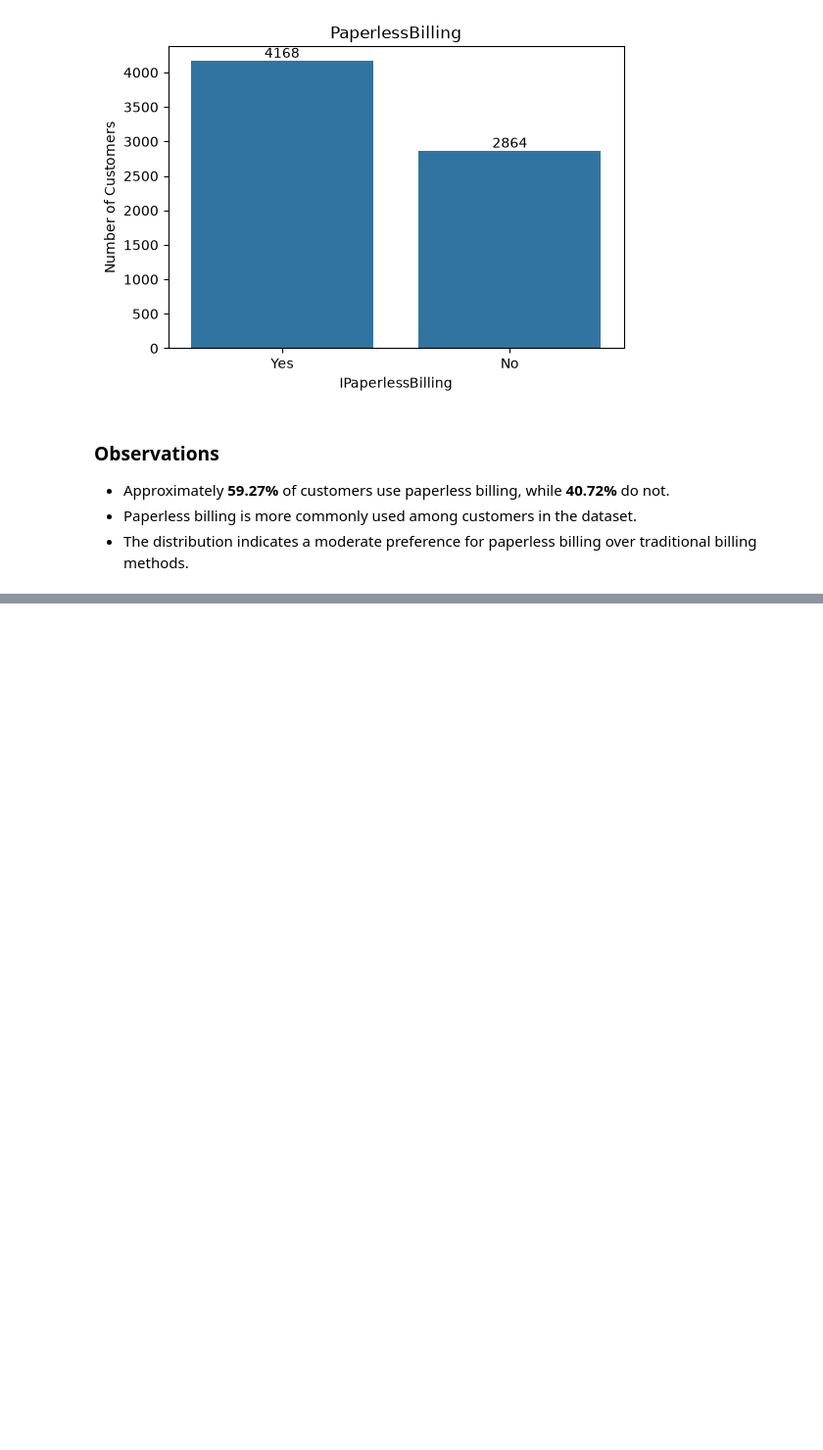
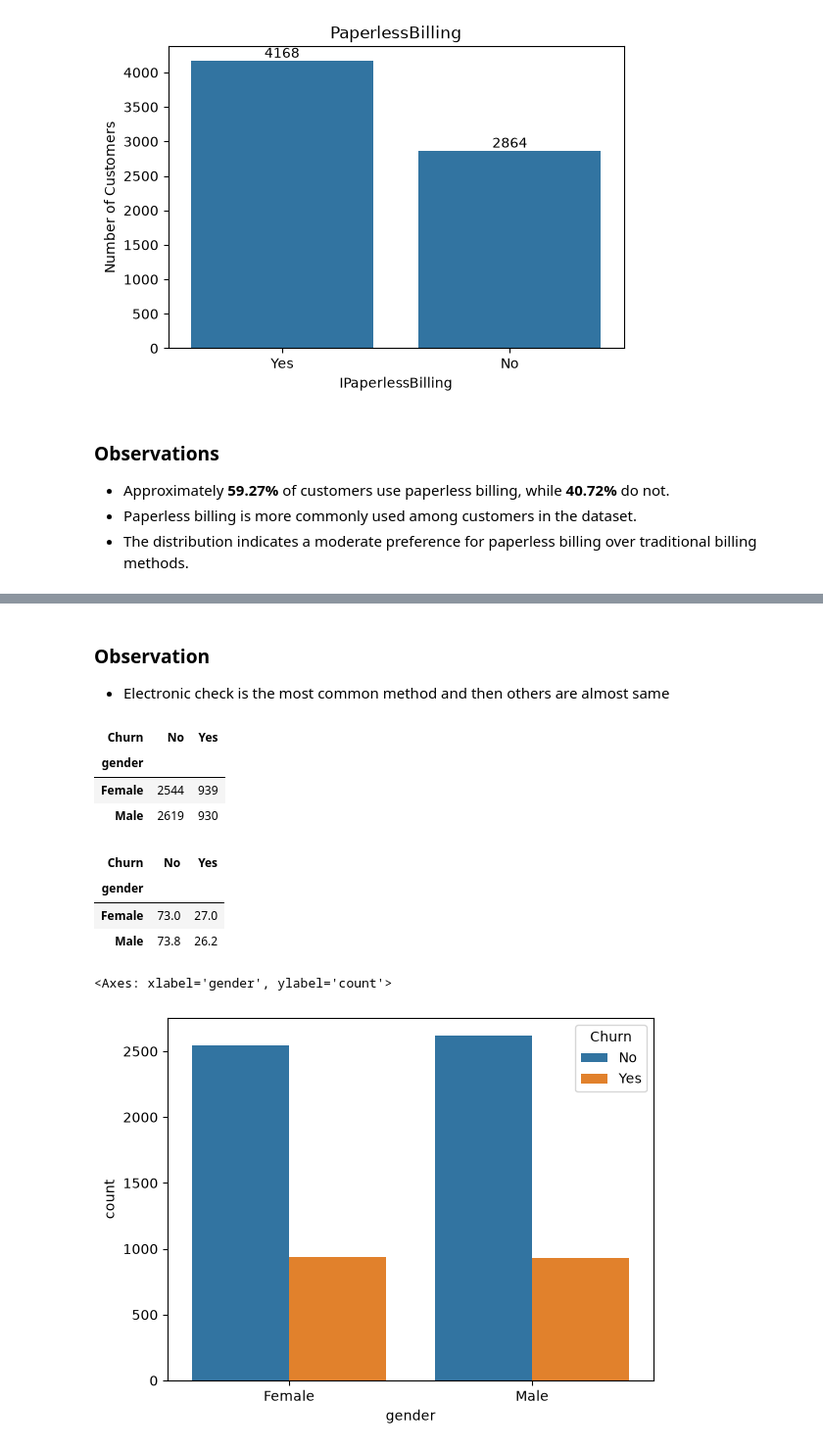
Before and after one commit to sagarjana00/Customer_Churn_Intelligence_Platform, a Jupyter notebook: notebooks/02_Exploratory_Data_Analysis.ipynb, the cells around one changed output, grey strips where cells are left out. Shown at 98% size. Drawn from its saved outputs; the diff is of its cells as text; code cells hidden in the pictures; blank space fills up the shorter version.

Commit message:
Bivariate Analysis

```diff
--- a/notebooks/02_Exploratory_Data_Analysis.ipynb
+++ b/notebooks/02_Exploratory_Data_Analysis.ipynb
@@ -483,0 +498,25 @@ categorical_features
+# %% [markdown]
+### Observation
+
+- Electronic check is the most common method and then others are almost same
+# %%
+#Bivariate Analysis
+
+pd.crosstab(df["gender"], df["Churn"])
+# %% [output]
+| Churn | No | Yes |
+| gender |  |  |
+| Female | 2544 | 939 |
+| Male | 2619 | 930 |
+# %%
+pd.crosstab(df["gender"], df["Churn"], normalize="index").round(3) * 100
+# %% [output]
+| Churn | No | Yes |
+| gender |  |  |
+| Female | 73.0 | 27.0 |
+| Male | 73.8 | 26.2 |
+# %%
+sns.countplot(data=df, x="gender", hue="Churn")
+# %% [output]
+<Axes: xlabel='gender', ylabel='count'>
+[figure, added]
```
Also changed, not shown: parts of 12 cells of this notebook.
